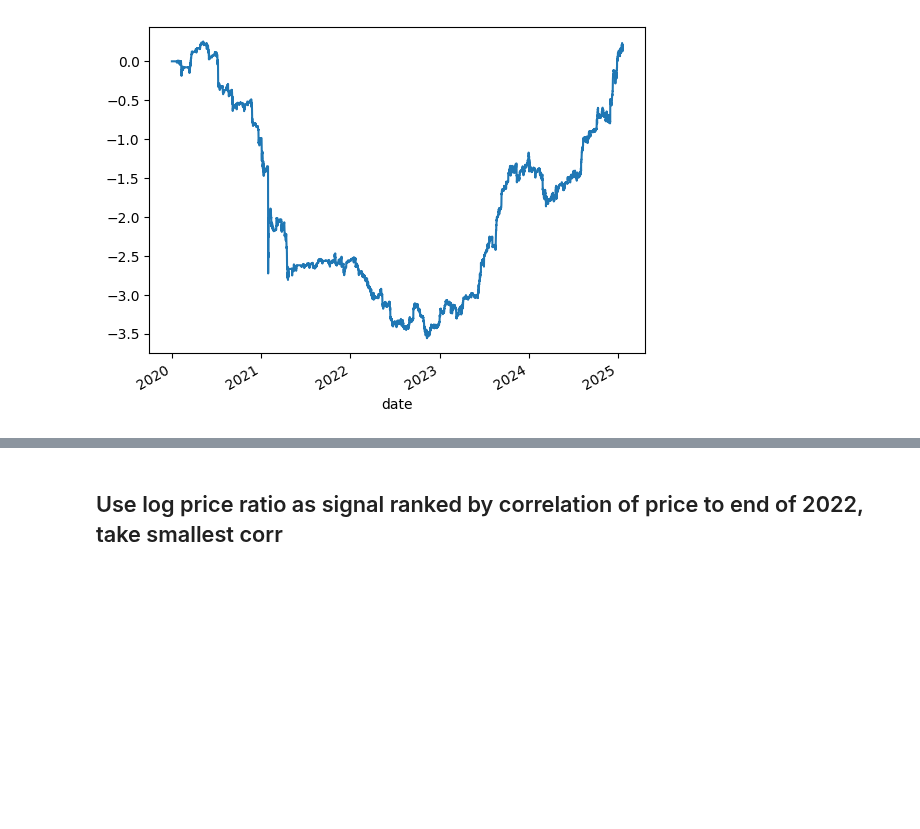
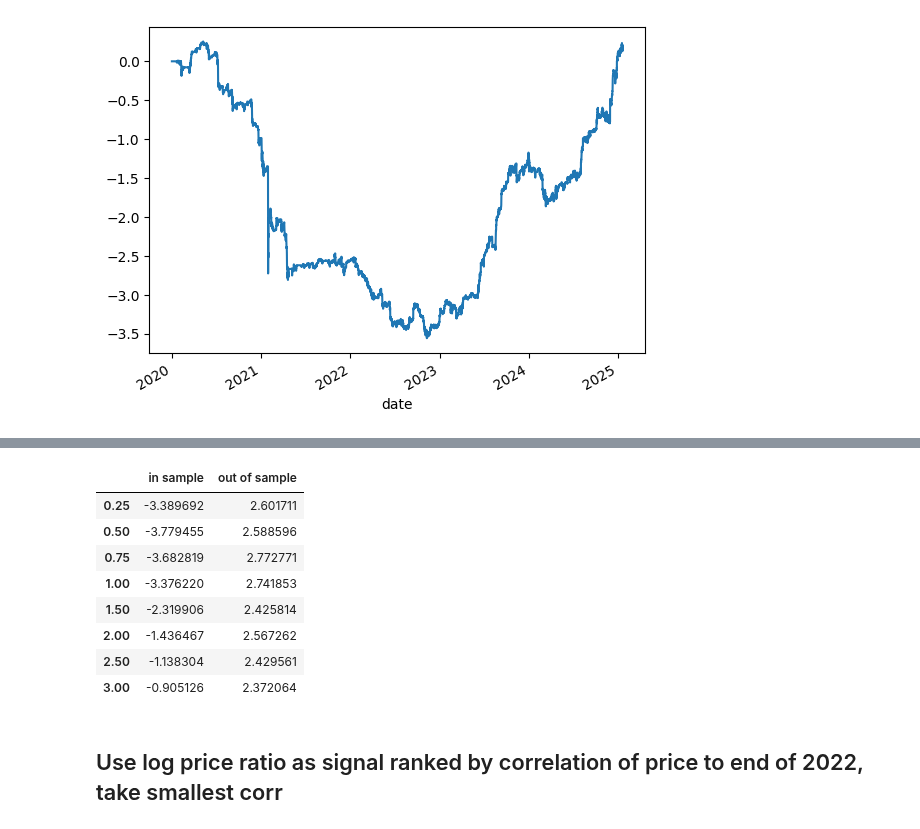
Before and after one commit to wbchristerson/jn-learning, a Jupyter notebook: strategy_7_many_pairs_trading.ipynb, the cells around one changed output, grey strips where cells are left out. Drawn from its saved outputs; the diff is of its cells as text; code cells hidden in the pictures; blank space fills up the shorter version.

```diff
--- a/strategy_7_many_pairs_trading.ipynb
+++ b/strategy_7_many_pairs_trading.ipynb
@@ -901,3 +916,16 @@ later_log_strategy_with_min_max_log_corr_returns.mean() / later_log_strategy_wit
+# %%
+get_sharpe_ratio_for_different_thresholds(px_close, np.log(px_close), min_max_log_corr_match_map,
+                                          look_back_window_size, look_back_min_periods)
+# %% [output]
+|  | in sample | out of sample |
+| 0.25 | -3.389692 | 2.601711 |
+| 0.50 | -3.779455 | 2.588596 |
+| 0.75 | -3.682819 | 2.772771 |
+| 1.00 | -3.376220 | 2.741853 |
+| 1.50 | -2.319906 | 2.425814 |
+| 2.00 | -1.436467 | 2.567262 |
+| 2.50 | -1.138304 | 2.429561 |
+| 3.00 | -0.905126 | 2.372064 |
 # %% [markdown]
 ## Use log price ratio as signal ranked by correlation of price to end of 2022, take smallest corr
 # %%
```
Also changed, not shown: parts of 41 cells of this notebook, 1 other file.
